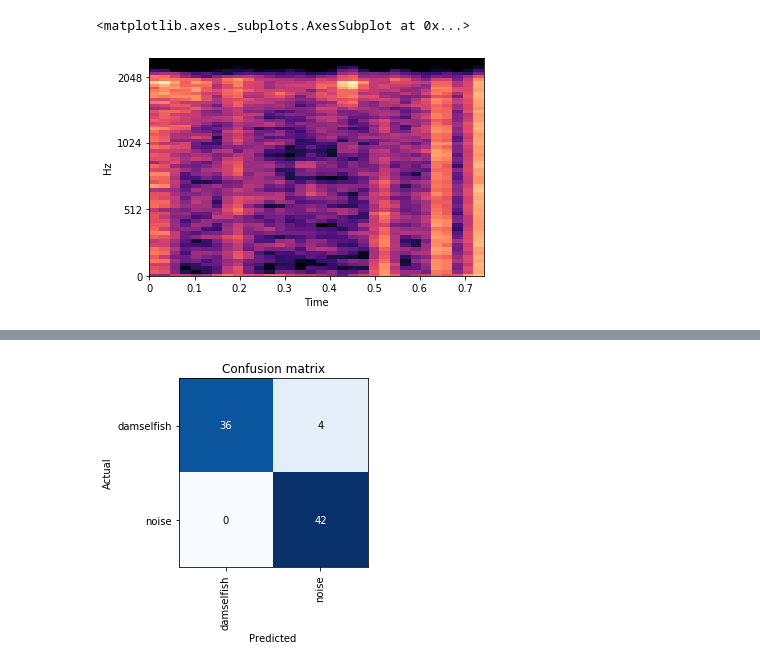
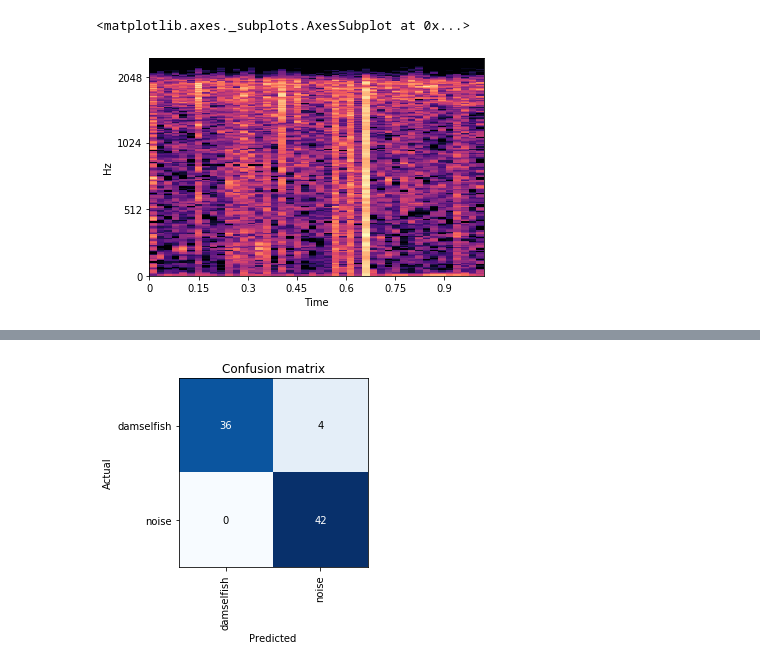
Before and after one commit to whoahbot/sonumator, a Jupyter notebook: notebook.ipynb, the cells around one changed output, grey strips where cells are left out. Drawn from its saved outputs; the diff is of its cells as text; code cells hidden in the pictures.

```diff
--- a/notebook.ipynb
+++ b/notebook.ipynb
@@ -23,25 +24,26 @@ import torch
 # %%
 import glob
 
 file_list = glob.glob(f"/data/NRS10/2015-2016/*.wav")
 file_list.sort()
 
 y, sr = librosa.load(
-    "./output/damselfish/30.wav",
-    offset=0,
+    "recordings/20150623-044023.wav",
+    offset=290,
+    duration=2,
 )
 
-sg = librosa.feature.melspectrogram(y, sr=sr,  n_fft=2048, hop_length=512, power=2.0, n_mels=64, fmin=0.0, fmax=2500)
+sg = librosa.feature.melspectrogram(y, sr=sr,  n_fft=2048, hop_length=1024, power=2.0, n_mels=192, fmin=0.0, fmax=2500)
 sg0 = librosa.stft(y)
 sg_mag, sg_phase = librosa.magphase(sg0)
 
 #sg1 = librosa.feature.melspectrogram(S=sg_mag, sr=5000)
 #librosa.display.specshow(sg1)
 
 db_spec = librosa.amplitude_to_db(sg, ref=np.min, top_db=60.0)
 librosa.display.specshow(db_spec, y_axis='mel', fmax=2500, x_axis='time')
 
 #Image.show(torch.from_numpy(sg2).unsqueeze(0), figsize=(15, 5), cmap=None)
 # %% [output]
 <matplotlib.axes._subplots.AxesSubplot at 0x...>
-[figure, old version]
+[figure, new version]
```
Also changed, not shown: parts of 15 cells of this notebook, 2 other files.
